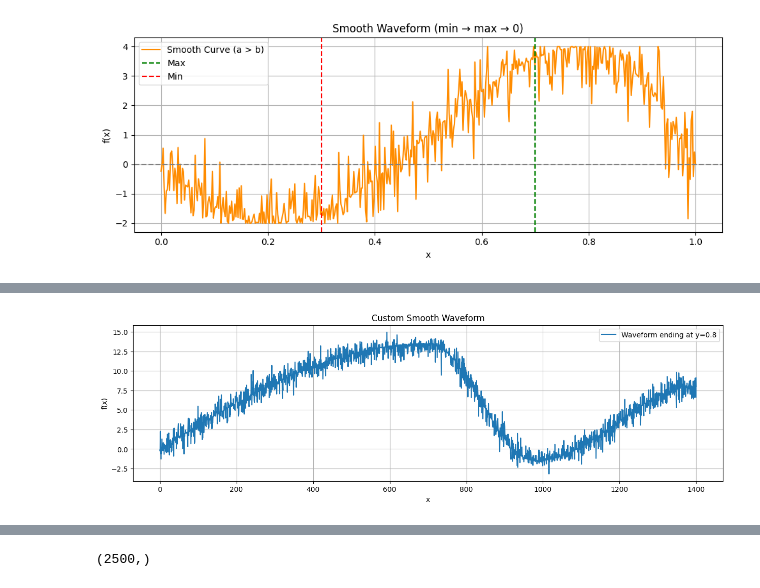
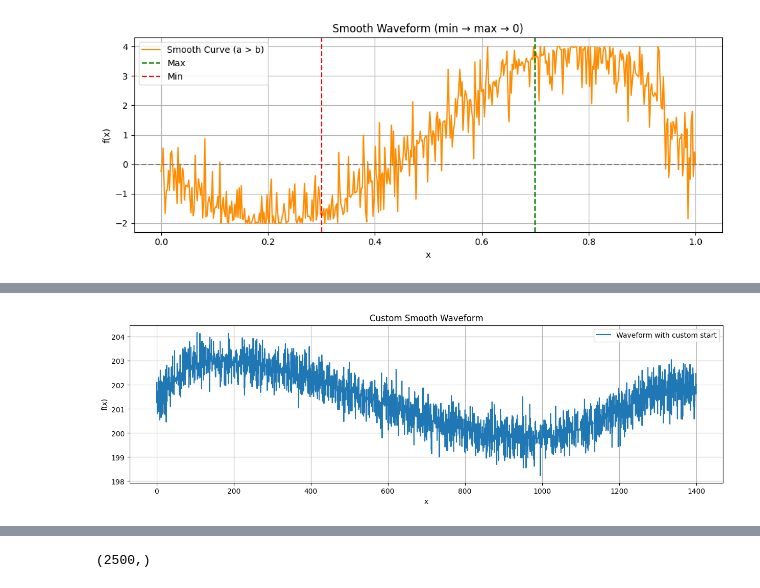
Before and after one commit to WizadCarton11/BloomTrading, a Jupyter notebook: ML/data_study.ipynb, the cells around one changed output, grey strips where cells are left out. Saved outputs shown, nothing was run; the diff lists cells and outputs as text; code cells hidden in the pictures.

```diff
--- a/ML/data_study.ipynb
+++ b/ML/data_study.ipynb
@@ -474,68 +474,80 @@ plt.show()
 # %% [output]
 [figure]
 # %%
-import numpy as np
-
-import numpy as np
-
-def generate_waveform(length, rise_point=0.3, fall_point=0.7, max_amplitude=1.0, min_amplitude=-1.0, final_value=0.5):
+def _generate_waveform(length=400, fall_point=0.3, rise_point=0.7, max_amplitude=1.0, min_amplitude=-1.0, final_value=0.5, start_value=0.5):
     # Create normalized x-axis from 0 to 1
+    max_amplitude = start_value - max_amplitude
+    min_amplitude = start_value - min_amplitude
+    final_value = start_value - final_value
+    print("Generating waveform...")
     x_axis = np.linspace(0, 1, length)
     waveform = np.zeros_like(x_axis)
 
-    if rise_point < fall_point:
+    if fall_point < rise_point:
+        # Falling segment
+        fall_mask = x_axis <= fall_point
+        waveform[fall_mask] = max_amplitude * np.sin((np.pi * x_axis[fall_mask]) / (2 * fall_point))
+
+        # Rising segment
+        rise_mask = (x_axis > fall_point) & (x_axis <= rise_point)
+        waveform[rise_mask] = max_amplitude + (min_amplitude - max_amplitude) * \
+            (1 - np.cos(np.pi * (x_axis[rise_mask] - fall_point) / (rise_point - fall_point))) / 2
+
+        # Tail segment to final value
+        tail_mask = x_axis > rise_point
+        t = (x_axis[tail_mask] - rise_point) / (1 - rise_point)
+        start_tail_value = min_amplitude
+        waveform[tail_mask] = start_tail_value + (final_value - start_tail_value) * \
+            (1 - np.cos(np.pi * t)) / 2
+
+    else:
         # Rising segment
         rise_mask = x_axis <= rise_point
-        waveform[rise_mask] = max_amplitude * np.sin((np.pi * x_axis[rise_mask]) / (2 * rise_point))
+        waveform[rise_mask] = min_amplitude * np.sin((np.pi * x_axis[rise_mask]) / (2 * rise_point))
 
         # Falling segment
         fall_mask = (x_axis > rise_point) & (x_axis <= fall_point)
-        waveform[fall_mask] = max_amplitude + (min_amplitude - max_amplitude) * \
+        waveform[fall_mask] = min_amplitude + (max_amplitude - min_amplitude) * \
             (1 - np.cos(np.pi * (x_axis[fall_mask] - rise_point) / (fall_point - rise_point))) / 2
 
         # Tail segment to final value
         tail_mask = x_axis > fall_point
         t = (x_axis[tail_mask] - fall_point) / (1 - fall_point)
-        start_tail_value = min_amplitude
-        waveform[tail_mask] = start_tail_value + (final_value - start_tail_value) * \
-            (1 - np.cos(np.pi * t)) / 2
-
-    else:
-        # Rising segment (if fall happens before rise)
-        rise_mask = x_axis <= fall_point
-        waveform[rise_mask] = min_amplitude * np.sin((np.pi * x_axis[rise_mask]) / (2 * fall_point))
-
-        # Falling segment
-        fall_mask = (x_axis > fall_point) & (x_axis <= rise_point)
-        waveform[fall_mask] = min_amplitude + (max_amplitude - min_amplitude) * \
-            (1 - np.cos(np.pi * (x_axis[fall_mask] - fall_point) / (rise_point - fall_point))) / 2
-
-        # Tail segment to final value
-        tail_mask = x_axis > rise_point
-        t = (x_axis[tail_mask] - rise_point) / (1 - rise_point)
         start_tail_value = max_amplitude
         waveform[tail_mask] = start_tail_value + (final_value - start_tail_value) * \
             (1 - np.cos(np.pi * t)) / 2
 
     # Optional: Add noise to simulate realism
     for i in range(length):
-        if np.random.rand() < 0.7:
-            waveform[i] += np.random.normal(0, 0.9)
-        if waveform[i] >= max_amplitude:
-            waveform[i] = max_amplitude - np.random.normal(0.1, 0.5)
-        elif waveform[i] <= min_amplitude:
-            waveform[i] = min_amplitude + np.random.normal(0.1, 0.5)
+        if np.random.rand() < 0.3:
+            waveform[i] += np.random.normal(0, 0.5)
+        # if waveform[i] > max_amplitude+1:
+        #     waveform[i] = max_amplitude
+        # elif waveform[i] <= min_amplitude:
+        #     waveform[i] = min_amplitude + np.random.normal(0.1, 0.5)
 
     waveform = np.nan_to_num(waveform)
 
-    return waveform
+    return waveform + start_value
 
 import matplotlib.pyplot as plt
+import numpy as np
 
-length = 2500
-y_vals = generate_waveform(length, rise_point=0.5, fall_point=0.7, max_amplitude=13.5, min_amplitude=-1.5, final_value=8)
+length = 8500
+start_value=201.5
+y_vals = _generate_waveform(
+    length=length,
+    fall_point=0.7,
+    rise_point=0.1,
+    max_amplitude=203.22,
+    min_amplitude=200,
+    start_value=start_value,
+    final_value=  201.08
+)
+# y_vals+=201.5
+
 plt.figure(figsize=(15, 4))
-plt.plot(np.linspace(0, 1400, len(y_vals)), y_vals, label="Waveform ending at y=0.8")
+plt.plot(np.linspace(0, 1400, len(y_vals)), y_vals, label="Waveform with custom start")
 plt.title("Custom Smooth Waveform")
 plt.xlabel("x")
 plt.ylabel("f(x)")
@@ -546 +559 @@ plt.show()
-[figure, old version]
+[figure, new version]
```
Also changed, not shown: parts of 5 cells of this notebook, 43 other files.
